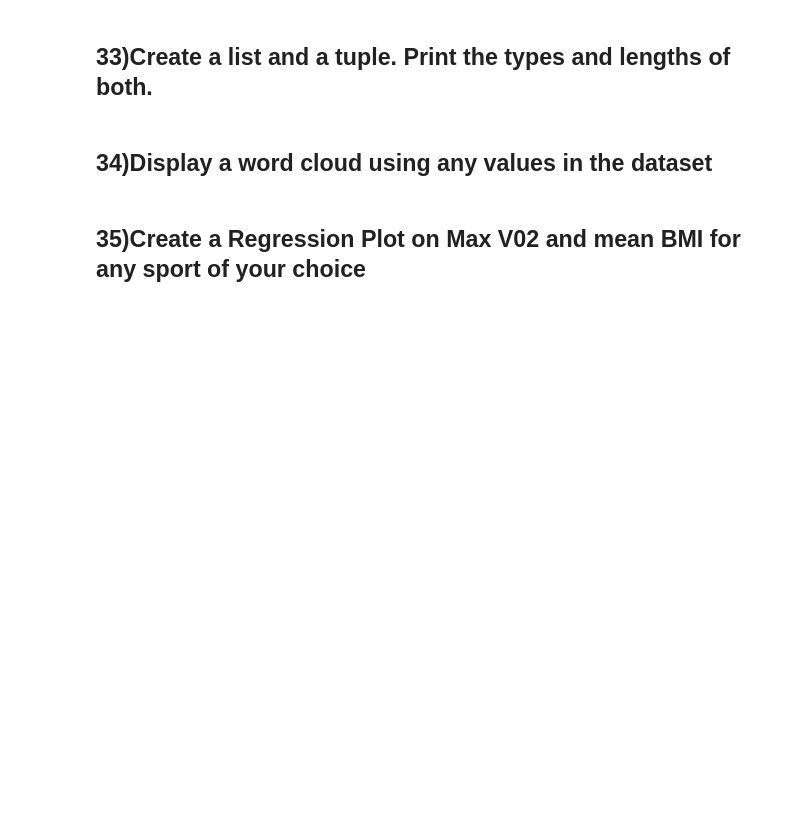
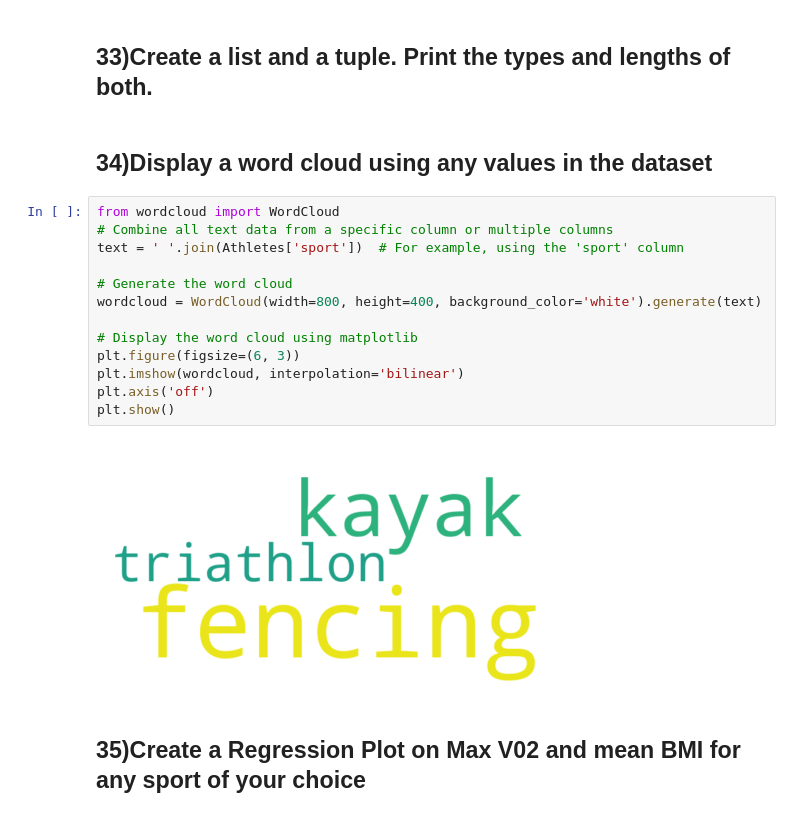
Before and after one commit to santhihubgit/Team08_PythoNinjas_PythonHackathon_Aug2024, a Jupyter notebook: Team08_PythoNinjas_Main80Questions.ipynb, the cells around one changed output. Saved outputs shown, nothing was run; the diff lists cells and outputs as text; blank space fills up the shorter version.

```diff
--- a/Team08_PythoNinjas_Main80Questions.ipynb
+++ b/Team08_PythoNinjas_Main80Questions.ipynb
@@ -274,6 +334,21 @@ Athletes count is:  18
 ## 33)Create a list and a tuple. Print the types and lengths of  both.
 # %% [markdown]
 ## 34)Display a word cloud using any values in the dataset
+# %%
+from wordcloud import WordCloud
+# Combine all text data from a specific column or multiple columns
+text = ' '.join(Athletes['sport'])  # For example, using the 'sport' column
+
+# Generate the word cloud
+wordcloud = WordCloud(width=800, height=400, background_color='white').generate(text)
+
+# Display the word cloud using matplotlib
+plt.figure(figsize=(6, 3))
+plt.imshow(wordcloud, interpolation='bilinear')
+plt.axis('off')
+plt.show()
+# %% [output]
+[figure, added]
 # %% [markdown]
 ## 35)Create a Regression Plot on Max V02 and mean BMI for any sport of your choice
 # %% [markdown]
```
Also changed, not shown: parts of 2 cells of this notebook.
